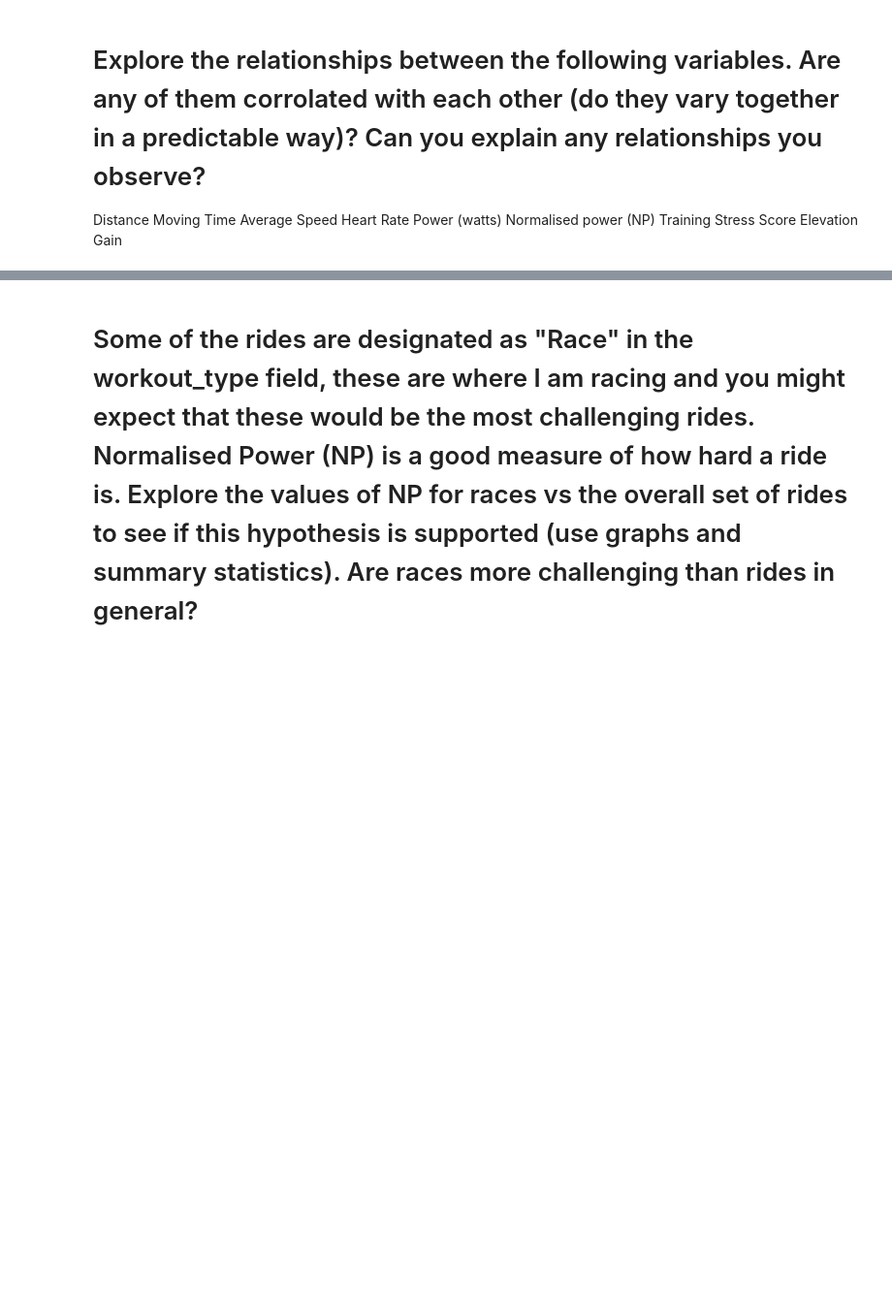
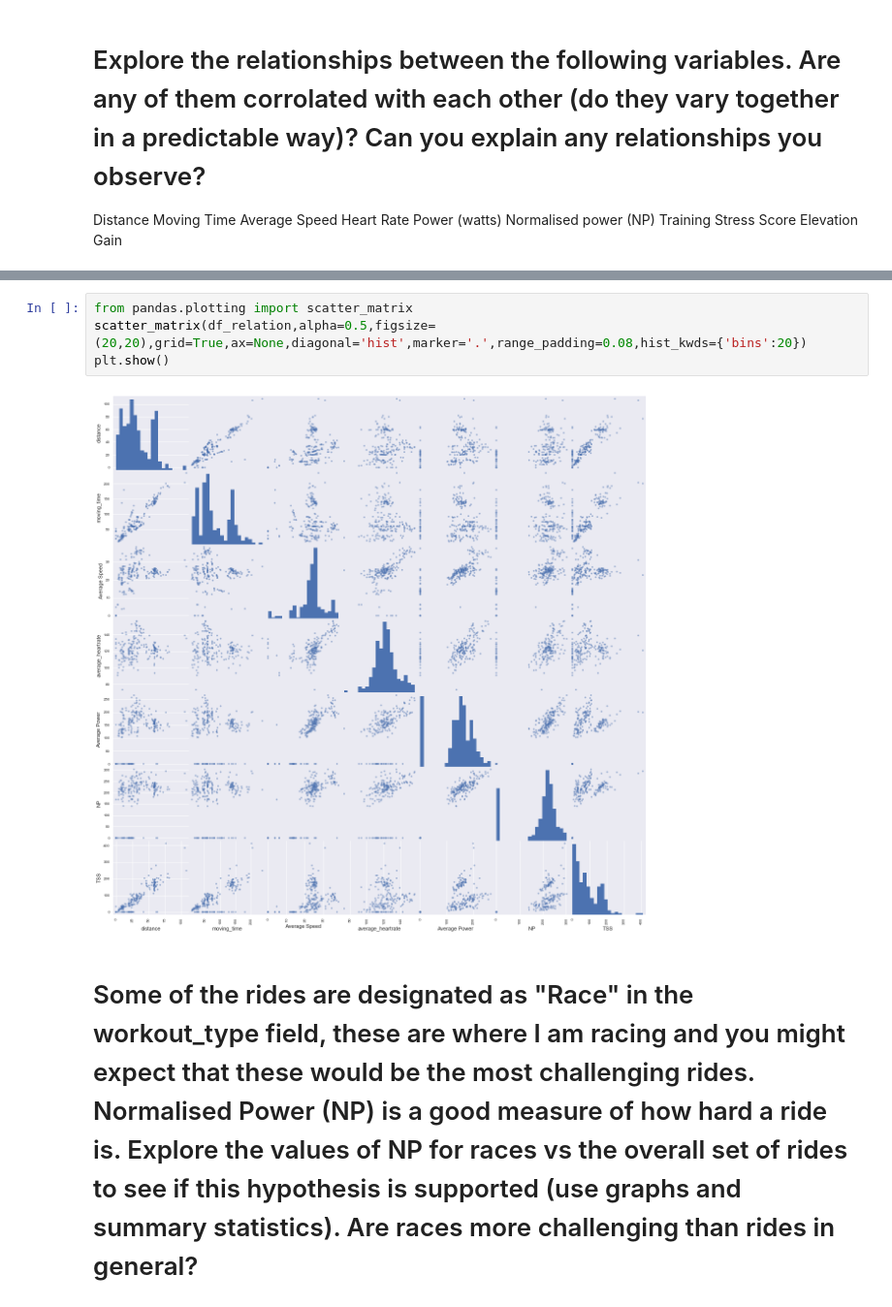
Before and after one commit to NSoni25/Portfolio_repository, a Jupyter notebook: Portfolio 1.ipynb, the cells around one changed output, grey strips where cells are left out. Shown at 97% size. Saved outputs shown, nothing was run; the diff lists cells and outputs as text; blank space fills up the shorter version.

```diff
--- a/Portfolio 1.ipynb
+++ b/Portfolio 1.ipynb
@@ -270,3 +256,9 @@ result.corr(method='kendall')
+# %%
+from pandas.plotting import scatter_matrix
+scatter_matrix(df_relation,alpha=0.5,figsize=(20,20),grid=True,ax=None,diagonal='hist',marker='.',range_padding=0.08,hist_kwds={'bins':20})
+plt.show()
+# %% [output]
+[figure, added]
 # %% [markdown]
 # Some of the rides are designated as "Race" in the workout_type field, these are where I am racing and you might expect that these would be the most challenging rides. Normalised Power (NP) is a good measure of how hard a ride is. Explore the values of NP for races vs the overall set of rides to see if this hypothesis is supported (use graphs and summary statistics). Are races more challenging than rides in general?
 # %%
```
Also changed, not shown: parts of 16 cells of this notebook.
